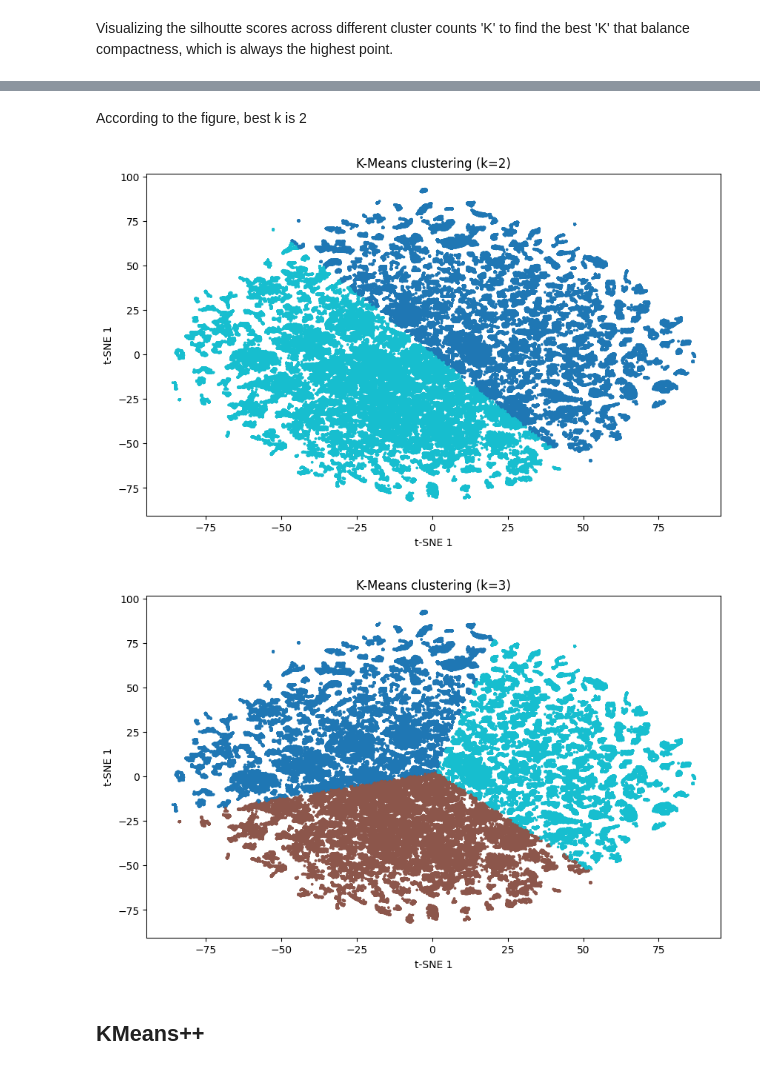
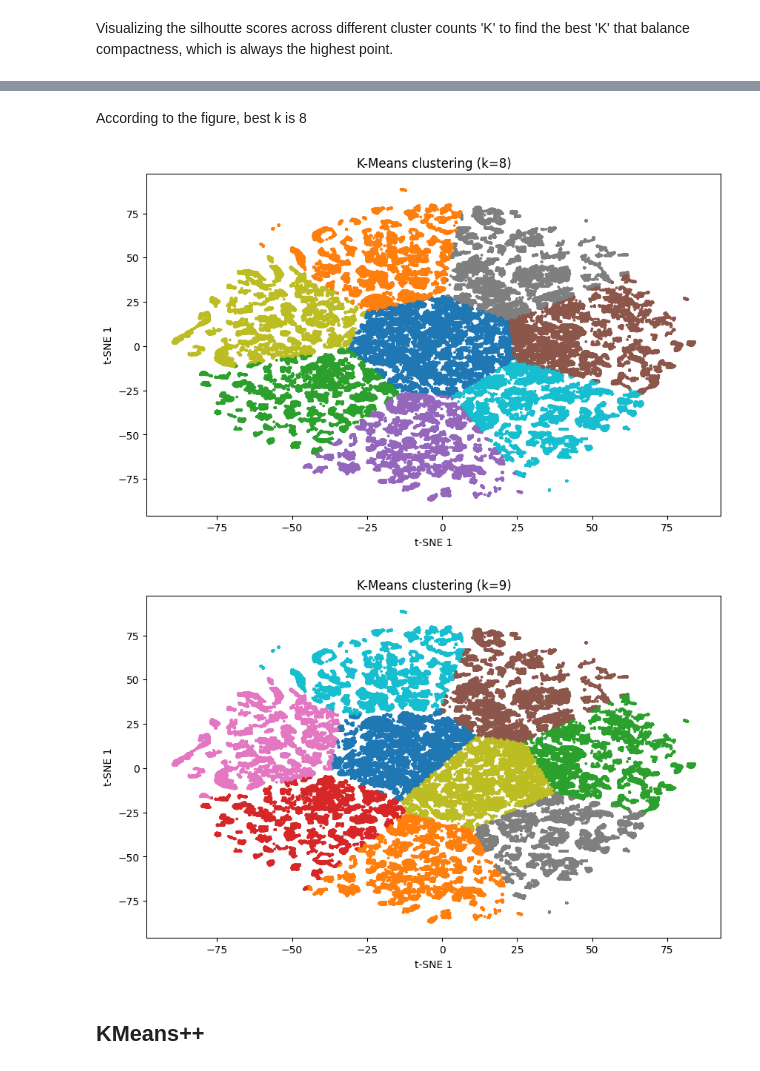
Before and after one commit to Bira0/GroupB, a Jupyter notebook: FinalProject.ipynb, the cells around one changed output, grey strips where cells are left out. Drawn from its saved outputs; the diff is of its cells as text; code cells hidden in the pictures.

```diff
--- a/FinalProject.ipynb
+++ b/FinalProject.ipynb
@@ -192,3 +190,12 @@ X.plot(kind='box')
+# %%
+from sklearn.preprocessing import StandardScaler, RobustScaler
+rs = RobustScaler()
+ss = StandardScaler()
+
+X[['Hour', 'LogAmount']] = rs.fit_transform(X[['Hour', 'LogAmount']])
+
+
+#X[:] = RobustScaler().fit_transform(X)
 # %%
 X[['Hour', 'LogAmount']].plot(kind='box')
 # %% [output]
@@ -202,12 +203,0 @@ X.plot(kind='box')
-# %%
-from sklearn.preprocessing import StandardScaler, RobustScaler
-#fit StandardScaler on hour, RobustScaler on logamount
-
-ss = StandardScaler()
-# rs = RobustScaler()
-
-# X['Hour'] = ss.fit_transform(X[['Hour']])
-# X['LogAmount'] = rs.fit_transform(X[['LogAmount']])
-
-
-X[:] = RobustScaler().fit_transform(X)
@@ -228,9 +214,9 @@ sum_variance = np.cumsum(pca.explained_variance_ratio_)
 
 count = 0
 for i in sum_variance:
-  if i < 0.90:
-    count += 1
-  else:
+  count += 1
+
+  if i >= 0.95:
     break
 
 print(count) #n_comp to use
@@ -325,9 +301,9 @@ from cuml.manifold import TSNE as cuTSNE
 
 tsne_gpu = cuTSNE(
     n_components=2,
-    perplexity=30,            # ↑ give each point ~75 neighbors
+    perplexity=100,            # ↑ give each point ~75 neighbors
     early_exaggeration=12,    # default tightness without spurious clumps
-    learning_rate=200,       # moderate step size
+    learning_rate=5000,       # moderate step size
     n_iter=1000,              # more iterations for convergence
     init="pca",               # stable global start
     random_state=42,
@@ -464,17 +420,17 @@ plt.show()
 # %% [markdown]
-According to the figure, best k is 2
+According to the figure, best k is 8
 # %%
-for k in [2, 3]:
+for k in [8, 9]:
     kmeans = KMeans(n_clusters=k, n_init=10, random_state=42)
     labels = kmeans.fit_predict(X_tsne)
     plt.figure(figsize=(10,6))
     plt.scatter(X_tsne[:,0], X_tsne[:,1], c=labels, cmap='tab10', s=3)
     plt.title(f'K-Means clustering (k={k})')
     plt.xlabel('t-SNE 1'); plt.ylabel('t-SNE 1')
     plt.show()
 # %% [output]
-[figure, old version]
+[figure, new version]
-[figure, old version]
+[figure, new version]
 # %% [markdown]
 ## KMeans++
 # %%
```
Also changed, not shown: parts of 39 cells of this notebook.
